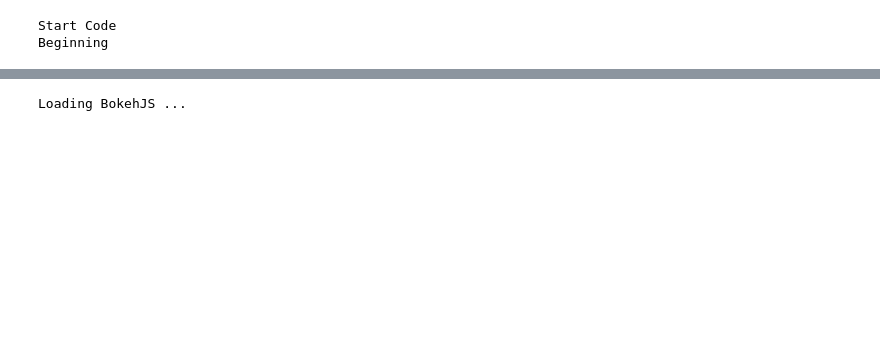
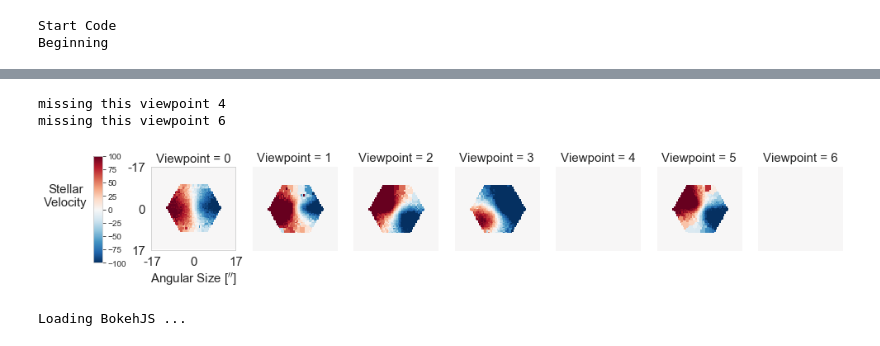
Before and after one commit to beckynevin/interactive_figs, a Jupyter notebook: Interactive_Mountain.ipynb, the cells around one changed output, grey strips where cells are left out. Cells and saved outputs as stored; diff of their text form; code cells hidden in the pictures; blank space fills up the shorter version.

```diff
--- a/Interactive_Mountain.ipynb
+++ b/Interactive_Mountain.ipynb
@@ -1513,3 +1636,76 @@ myr_list=[170,180,185, 190, 195, 205, 210, 220, 225, 230, 240, 250, 260,265,275,
+# %%
+from astropy.io import fits
+import seaborn as sns
+sns.set_style("whitegrid", {'axes.grid' : False})
+# Step to make velocity plots
+myr_list=[170,180,185, 190, 195, 205, 210, 220, 225, 230, 240, 250, 260,265,275,285, 295,305,311, 315,320,    5,10,20,30,40,60,80,100,120,140,160]
+# You are going to save these to your github page so that you can have an html link to them?
+#myr = 210
+run='fg3_m12'
+view_list=[0,1,2,3,4,5,6]
+degrade = 'degraded'
+
+myr_list=[170]
+
+
+for i in range(len(myr_list)):
+    myr = myr_list[i]
+    fig, axs = plt.subplots(1,7, figsize=(15, 6), facecolor='w', edgecolor='k')
+    fig.subplots_adjust(hspace = .5, wspace=.2)
+
+    axs = axs.ravel()
+    for j in range(len(view_list)):
+        view = view_list[j]
+        try:
+            kin_cube=fits.open('../kinematic_maps/kinematics_'+str(run)+'_'+str(myr)+'_'+str(view)+'_'+str(degrade)+'.fits')
+
+        except FileNotFoundError:
+            #could just be missing a viewpoint
+            #so just construct a fake file
+            fake = np.zeros((67,67))
+            print('missing this viewpoint', j)
+            if j ==0:
+                im = axs[j].imshow(fake, cmap='RdBu_r', norm=MidpointNormalize(midpoint=0, vmin=-100, vmax=100))
+
+                axs[j].set_xticks([0,np.shape(vel)[0]/2, np.shape(vel)[0]])
+                axs[j].set_yticks([0,np.shape(vel)[0]/2, np.shape(vel)[0]])
+                axs[j].set_xticklabels([-round(0.5*(np.shape(vel)[0]/2)),0,round(0.5*(np.shape(vel)[0]/2))])
+                axs[j].set_yticklabels([-round(0.5*(np.shape(vel)[0]/2)),0,round(0.5*(np.shape(vel)[0]/2))])
+                axs[j].set_xlabel('Angular Size [$^{\prime\prime}$]', size=15)
+                axs[j].tick_params(axis='both', which='major', labelsize=15)
+                axs[j].set_ylabel('Stellar\nVelocity', size=15, rotation=0, labelpad=75)
+            else:
+                axs[j].axis('off')
+                axs[j].imshow(fake, cmap='RdBu_r', norm=MidpointNormalize(midpoint=0, vmin=-100, vmax=100))
+                axs[j].axis('off')
+            axs[j].set_title('Viewpoint = '+str(j), size=15)
+            continue
+        vel = np.ma.masked_where(kin_cube[1].data==0, kin_cube[1].data)
+
+        if j ==0:
+            im = axs[j].imshow(vel, cmap='RdBu_r', norm=MidpointNormalize(midpoint=0, vmin=-100, vmax=100))
+            axs[j].set_xticks([0,np.shape(vel)[0]/2, np.shape(vel)[0]])
+            axs[j].set_yticks([0,np.shape(vel)[0]/2, np.shape(vel)[0]])
+            axs[j].set_xticklabels([-round(0.5*(np.shape(vel)[0]/2)),0,round(0.5*(np.shape(vel)[0]/2))])
+            axs[j].set_yticklabels([-round(0.5*(np.shape(vel)[0]/2)),0,round(0.5*(np.shape(vel)[0]/2))])
+
+            # Now adding the colorbar
+            cbaxes = fig.add_axes([0.06, 0.35, 0.01, 0.3])
+            cb = plt.colorbar(im, cax = cbaxes,fraction=0.046, pad=0.04)
+            #plt.colorbar(im)
+            axs[j].set_xlabel('Angular Size [$^{\prime\prime}$]', size=15)
+            axs[j].tick_params(axis='both', which='major', labelsize=15)
+            axs[j].set_ylabel('Stellar\nVelocity', size=15, rotation=0, labelpad=75)
+        else:
+            axs[j].imshow(vel, cmap='RdBu_r', norm=MidpointNormalize(midpoint=0, vmin=-100, vmax=100))
+            axs[j].axis('off')
+        axs[j].set_title('Viewpoint = '+str(j), size=15)
+        #plt.colorbar(im)
+    plt.savefig('velocity_panel_'+str(myr)+'.png', dpi=1000, bbox_to_inches='tight')
+# %% [output]
+missing this viewpoint 4
+missing this viewpoint 6
+[figure, added]
 # %%
 # Okay so there are two main aspects - first I'd like to display all plots for all position angles
 # for a given moment in time.
```
Also changed, not shown: parts of 7 cells of this notebook.
